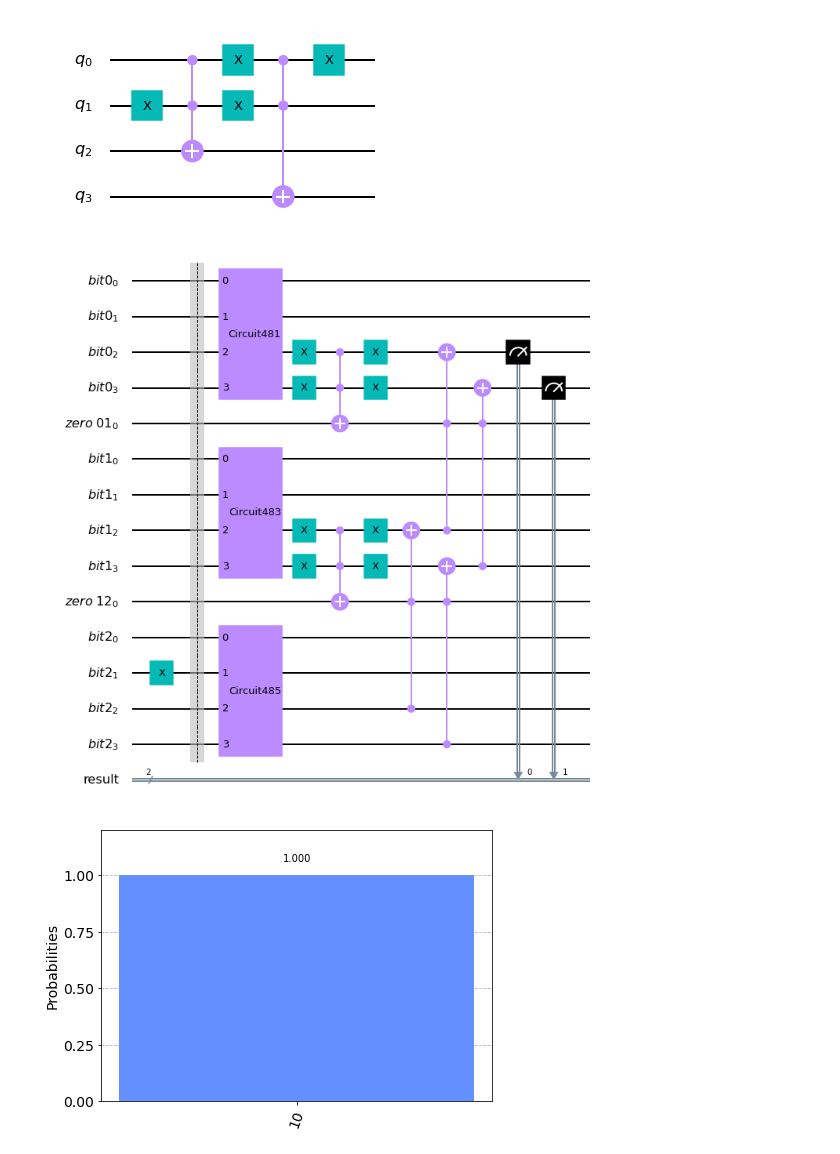
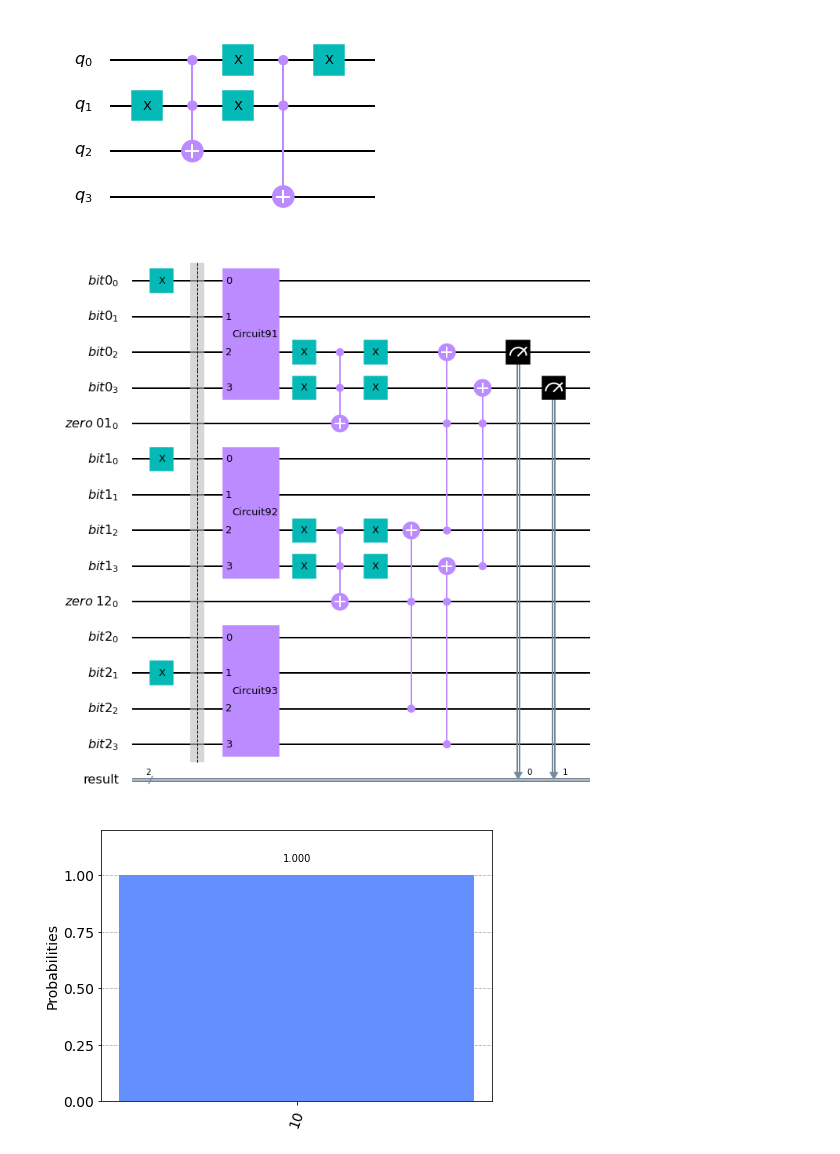
Before and after one commit to ix-stefstet/qaif, a Jupyter notebook: src/jupyter/Comparing two number.ipynb, the cells around one changed output. Cells and saved outputs as stored; diff of their text form; code cells hidden in the pictures.

```diff
--- a/src/jupyter/Comparing two number.ipynb
+++ b/src/jupyter/Comparing two number.ipynb
@@ -30,7 +30,7 @@ test.draw()
 [figure]
 # %%
 
-value = "000"
+value = "110"
 threshold = "001"
 
 
@@ -62,34 +62,34 @@ if threshold[2] == "1":
 qc.barrier()
 
 bc0 = bitComparator()
 bc1 = bitComparator()
 bc2 = bitComparator()
 qc.append(bc0, [0,1,2,3])
 qc.append(bc1, [5,6,7,8])
 qc.append(bc2, [10,11,12,13])
 
 qc.x(2)
 qc.x(3)
 qc.ccx(2,3,4)
 qc.x(2)
 qc.x(3)
 
 qc.x(7)
 qc.x(8)
 qc.ccx(7,8,9)
 qc.x(7)
 qc.x(8)
 qc.ccx(12,9,7)
 qc.ccx(13,9,8)
 
 qc.ccx(7,4,2)
 qc.ccx(8,4,3)
 
 qc.measure([2,3], r)
 
 qc.draw()
 # %% [output]
-[figure, old version]
+[figure, new version]
 # %%
 qasm_simulator = Aer.get_backend('qasm_simulator')
 shots = 1024
```
Also changed, not shown: 2 other files.
